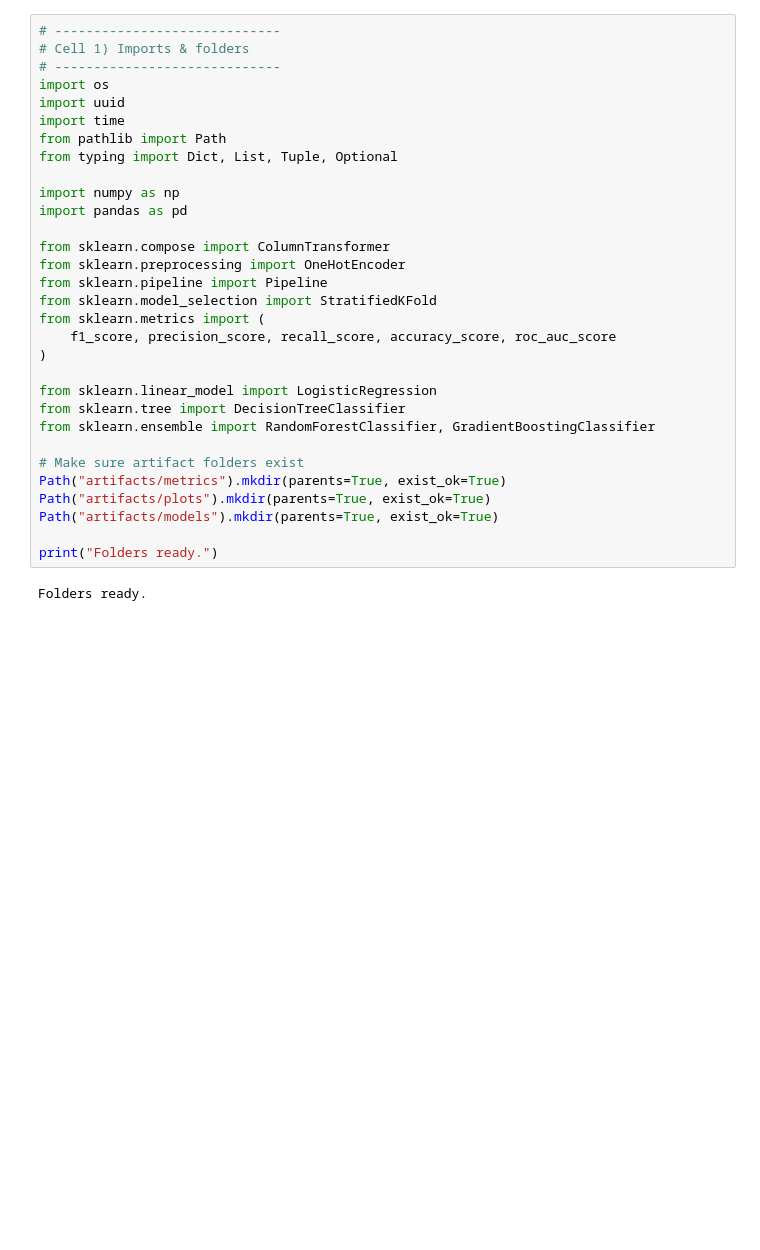
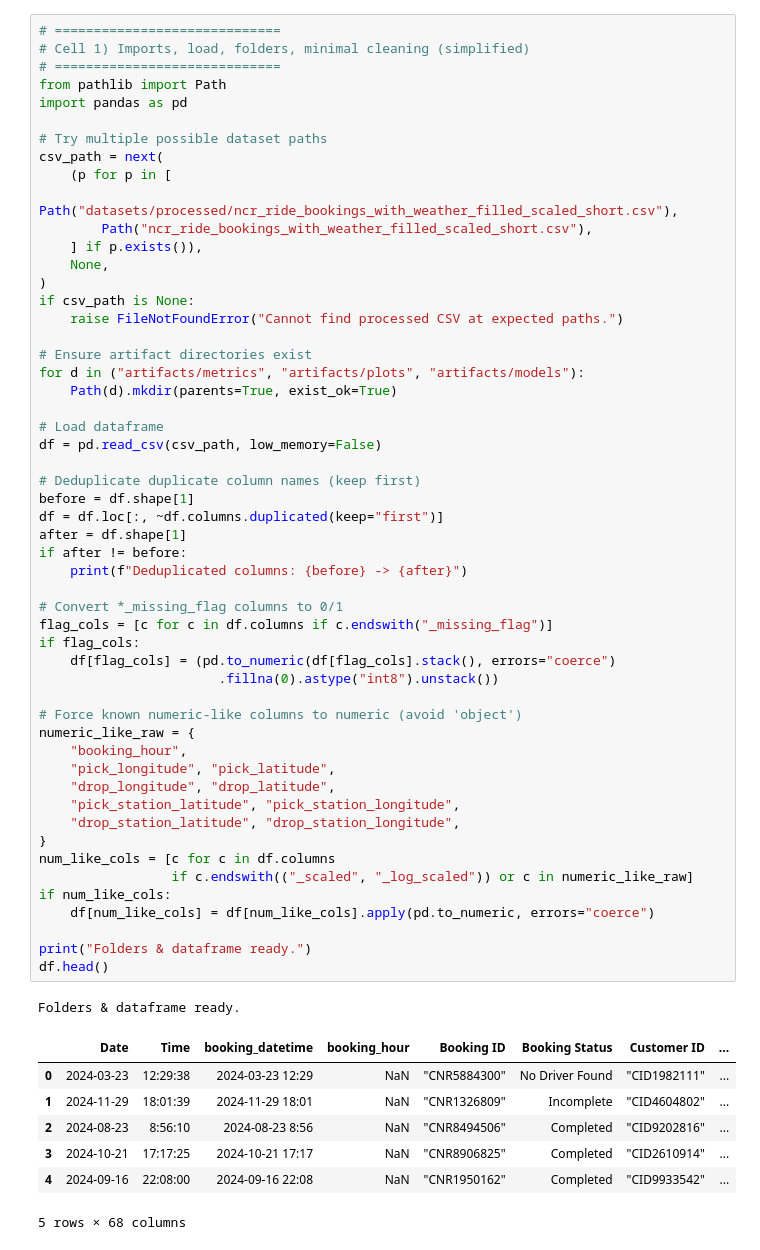
Before and after one commit to NDuan-510/MADS-MS2-Uber-Analysis, a Jupyter notebook: data_modelling.ipynb, the cells around one changed output. Cells and saved outputs as stored; diff of their text form; blank space fills up the shorter version.

```diff
--- a/data_modelling.ipynb
+++ b/data_modelling.ipynb
@@ -17,33 +32,62 @@ df.head()
 # %%
-# -----------------------------
-# Cell 1) Imports & folders
-# -----------------------------
-import os
-import uuid
-import time
+# =============================
+# Cell 1) Imports, load, folders, minimal cleaning (simplified)
+# =============================
 from pathlib import Path
-from typing import Dict, List, Tuple, Optional
-
-import numpy as np
 import pandas as pd
 
-from sklearn.compose import ColumnTransformer
-from sklearn.preprocessing import OneHotEncoder
-from sklearn.pipeline import Pipeline
-from sklearn.model_selection import StratifiedKFold
-from sklearn.metrics import (
-    f1_score, precision_score, recall_score, accuracy_score, roc_auc_score
+# Try multiple possible dataset paths
+csv_path = next(
+    (p for p in [
+        Path("datasets/processed/ncr_ride_bookings_with_weather_filled_scaled_short.csv"),
+        Path("ncr_ride_bookings_with_weather_filled_scaled_short.csv"),
+    ] if p.exists()),
+    None,
 )
+if csv_path is None:
+    raise FileNotFoundError("Cannot find processed CSV at expected paths.")
 
-from sklearn.linear_model import LogisticRegression
-from sklearn.tree import DecisionTreeClassifier
-from sklearn.ensemble import RandomForestClassifier, GradientBoostingClassifier
+# Ensure artifact directories exist
+for d in ("artifacts/metrics", "artifacts/plots", "artifacts/models"):
+    Path(d).mkdir(parents=True, exist_ok=True)
 
-# Make sure artifact folders exist
-Path("artifacts/metrics").mkdir(parents=True, exist_ok=True)
-Path("artifacts/plots").mkdir(parents=True, exist_ok=True)
-Path("artifacts/models").mkdir(parents=True, exist_ok=True)
+# Load dataframe
+df = pd.read_csv(csv_path, low_memory=False)
 
-print("Folders ready.")
+# Deduplicate duplicate column names (keep first)
+before = df.shape[1]
+df = df.loc[:, ~df.columns.duplicated(keep="first")]
+after = df.shape[1]
+if after != before:
+    print(f"Deduplicated columns: {before} -> {after}")
+
+# Convert *_missing_flag columns to 0/1
+flag_cols = [c for c in df.columns if c.endswith("_missing_flag")]
+if flag_cols:
+    df[flag_cols] = (pd.to_numeric(df[flag_cols].stack(), errors="coerce")
+                       .fillna(0).astype("int8").unstack())
+
+# Force known numeric-like columns to numeric (avoid 'object')
+numeric_like_raw = {
+    "booking_hour",
+    "pick_longitude", "pick_latitude",
+    "drop_longitude", "drop_latitude",
+    "pick_station_latitude", "pick_station_longitude",
+    "drop_station_latitude", "drop_station_longitude",
+}
+num_like_cols = [c for c in df.columns
+                 if c.endswith(("_scaled", "_log_scaled")) or c in numeric_like_raw]
+if num_like_cols:
+    df[num_like_cols] = df[num_like_cols].apply(pd.to_numeric, errors="coerce")
+
+print("Folders & dataframe ready.")
+df.head()
 # %% [output]
-Folders ready.
+Folders & dataframe ready.
+|  | Date | Time | booking_datetime | booking_hour | Booking ID | Booking Status | Customer ID | ... |
+| 0 | 2024-03-23 | 12:29:38 | 2024-03-23 12:29 | NaN | "CNR5884300" | No Driver Found | "CID1982111" | ... |
+| 1 | 2024-11-29 | 18:01:39 | 2024-11-29 18:01 | NaN | "CNR1326809" | Incomplete | "CID4604802" | ... |
+| 2 | 2024-08-23 | 8:56:10 | 2024-08-23 8:56 | NaN | "CNR8494506" | Completed | "CID9202816" | ... |
+| 3 | 2024-10-21 | 17:17:25 | 2024-10-21 17:17 | NaN | "CNR8906825" | Completed | "CID2610914" | ... |
+| 4 | 2024-09-16 | 22:08:00 | 2024-09-16 22:08 | NaN | "CNR1950162" | Completed | "CID9933542" | ... |
+5 rows × 68 columns
```
Also changed, not shown: parts of 16 cells of this notebook, 2 other files.
